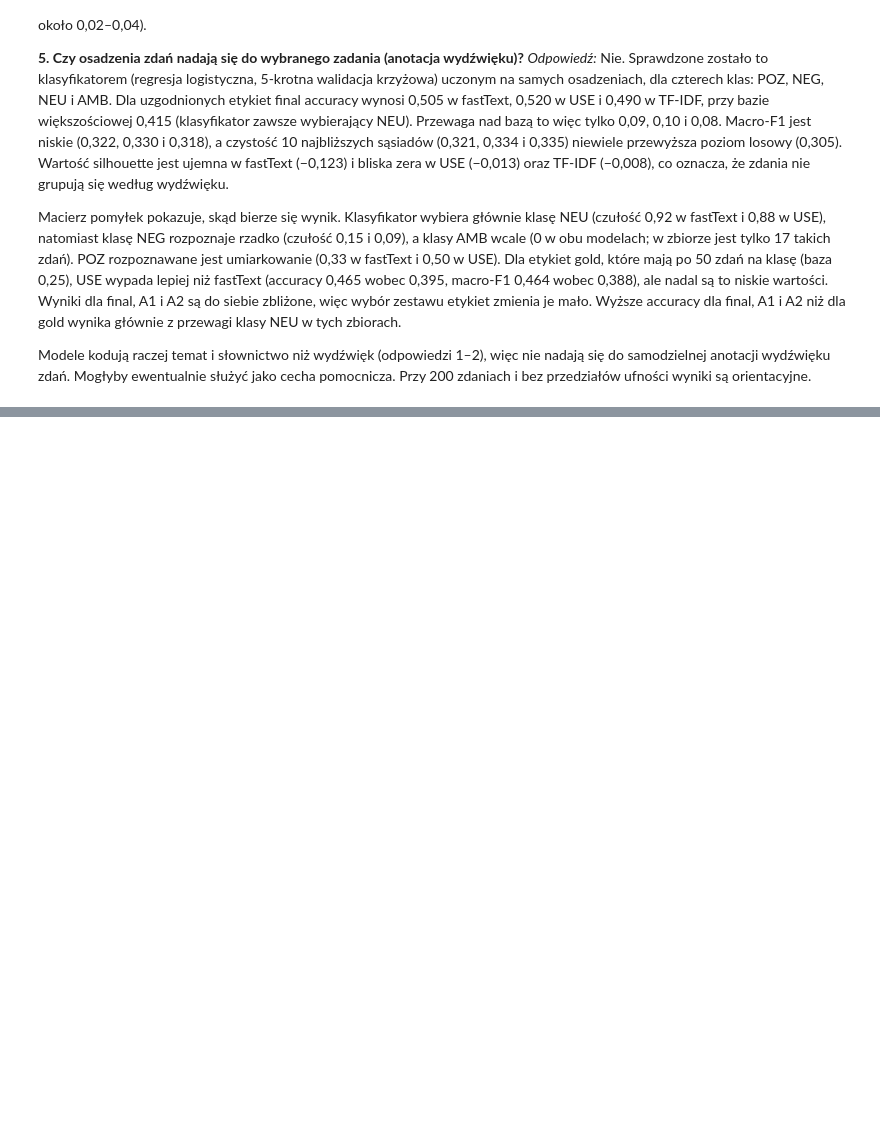
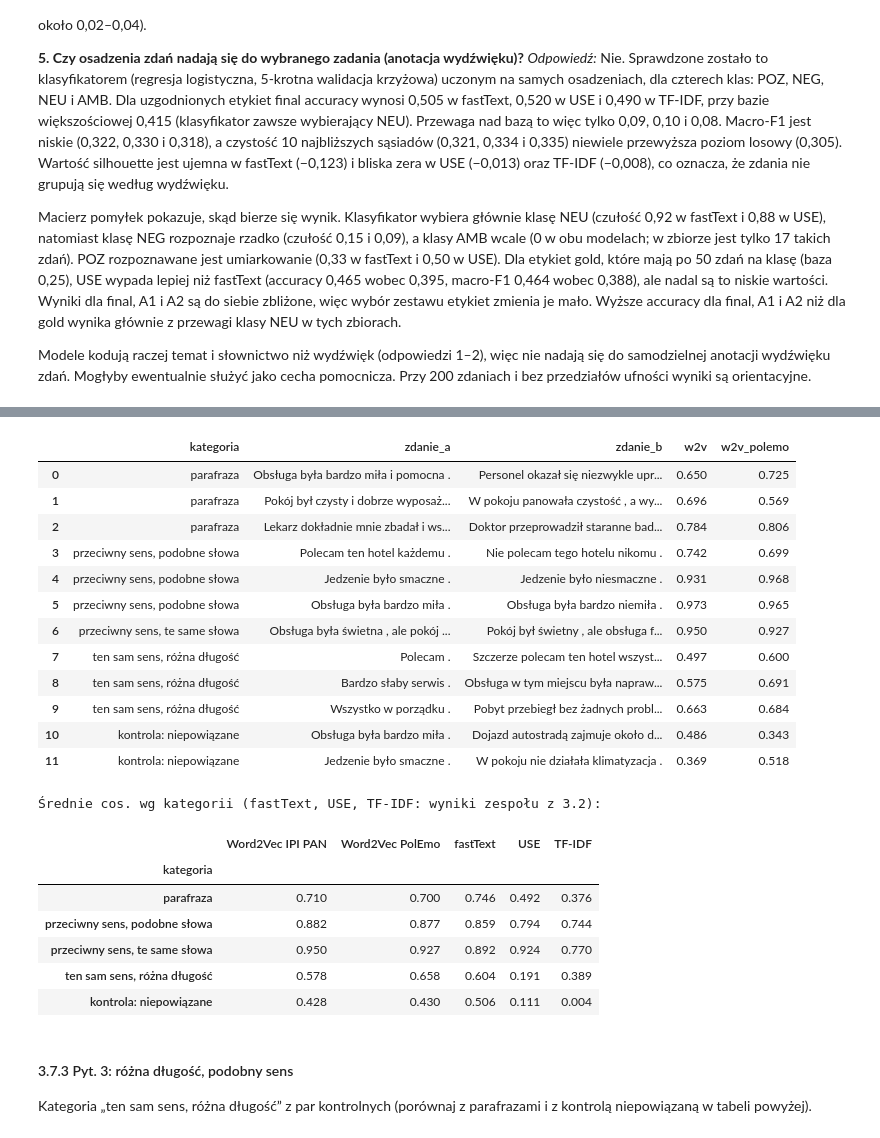
Before and after one commit to JanP2002/NLP_Lab, a Jupyter notebook: notebooks/Text_Embeddings_executed.ipynb, the cells around one changed output, grey strips where cells are left out. Cells and saved outputs as stored; diff of their text form; code cells hidden in the pictures; blank space fills up the shorter version.

```diff
--- a/notebooks/Text_Embeddings_executed.ipynb
+++ b/notebooks/Text_Embeddings_executed.ipynb
@@ -491,0 +685,33 @@ Modele kodują raczej temat i słownictwo niż wydźwięk (odpowiedzi 1–2), wi
+# %%
+with contextlib.redirect_stdout(io.StringIO()), contextlib.redirect_stderr(io.StringIO()):
+    probes_w2v = te.probe_table(emb_w2v)
+display(probes_w2v)
+print("Średnie cos. wg kategorii (fastText, USE, TF-IDF: wyniki zespołu z 3.2):")
+display(probes_w2v.groupby("kategoria", sort=False)[W2V_MODELS].mean().rename(columns=W2V_TITLES)
+        .join(ta.team_probe_means()).round(3))
+# %% [output]
+|  | kategoria | zdanie_a | zdanie_b | w2v | w2v_polemo |
+| 0 | parafraza | Obsługa była bardzo miła i pomocna . | Personel okazał się niezwykle upr... | 0.650 | 0.725 |
+| 1 | parafraza | Pokój był czysty i dobrze wyposaż... | W pokoju panowała czystość , a wy... | 0.696 | 0.569 |
+| 2 | parafraza | Lekarz dokładnie mnie zbadał i ws... | Doktor przeprowadził staranne bad... | 0.784 | 0.806 |
+| 3 | przeciwny sens, podobne słowa | Polecam ten hotel każdemu . | Nie polecam tego hotelu nikomu . | 0.742 | 0.699 |
+| 4 | przeciwny sens, podobne słowa | Jedzenie było smaczne . | Jedzenie było niesmaczne . | 0.931 | 0.968 |
+| 5 | przeciwny sens, podobne słowa | Obsługa była bardzo miła . | Obsługa była bardzo niemiła . | 0.973 | 0.965 |
+| 6 | przeciwny sens, te same słowa | Obsługa była świetna , ale pokój ... | Pokój był świetny , ale obsługa f... | 0.950 | 0.927 |
+| 7 | ten sam sens, różna długość | Polecam . | Szczerze polecam ten hotel wszyst... | 0.497 | 0.600 |
+| 8 | ten sam sens, różna długość | Bardzo słaby serwis . | Obsługa w tym miejscu była napraw... | 0.575 | 0.691 |
+| 9 | ten sam sens, różna długość | Wszystko w porządku . | Pobyt przebiegł bez żadnych probl... | 0.663 | 0.684 |
+| 10 | kontrola: niepowiązane | Obsługa była bardzo miła . | Dojazd autostradą zajmuje około d... | 0.486 | 0.343 |
+| 11 | kontrola: niepowiązane | Jedzenie było smaczne . | W pokoju nie działała klimatyzacja . | 0.369 | 0.518 |
+Średnie cos. wg kategorii (fastText, USE, TF-IDF: wyniki zespołu z 3.2):
+|  | Word2Vec IPI PAN | Word2Vec PolEmo | fastText | USE | TF-IDF |
+| kategoria |  |  |  |  |  |
+| parafraza | 0.710 | 0.700 | 0.746 | 0.492 | 0.376 |
+| przeciwny sens, podobne słowa | 0.882 | 0.877 | 0.859 | 0.794 | 0.744 |
+| przeciwny sens, te same słowa | 0.950 | 0.927 | 0.892 | 0.924 | 0.770 |
+| ten sam sens, różna długość | 0.578 | 0.658 | 0.604 | 0.191 | 0.389 |
+| kontrola: niepowiązane | 0.428 | 0.430 | 0.506 | 0.111 | 0.004 |
+# %% [markdown]
+#### 3.7.3 Pyt. 3: różna długość, podobny sens
+Kategoria „ten sam sens, różna długość” z par kontrolnych (porównaj z parafrazami i z kontrolą niepowiązaną
+w tabeli powyżej).
```
Also changed, not shown: parts of 21 cells of this notebook, 6 other files.
